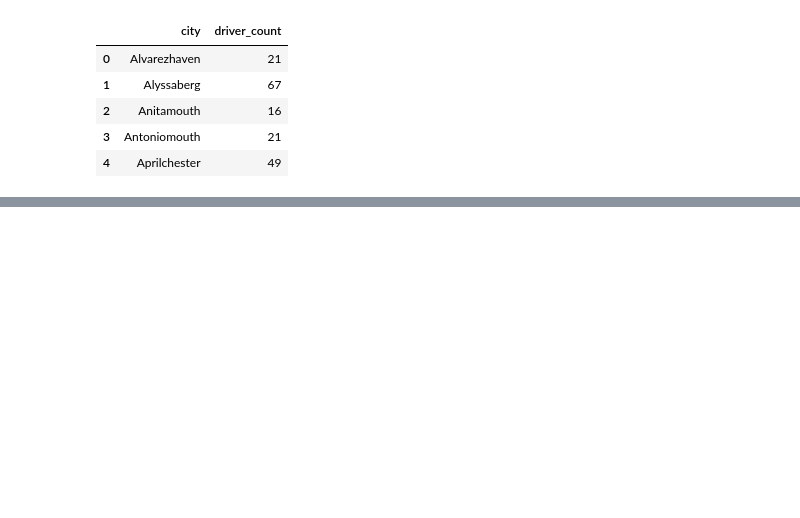
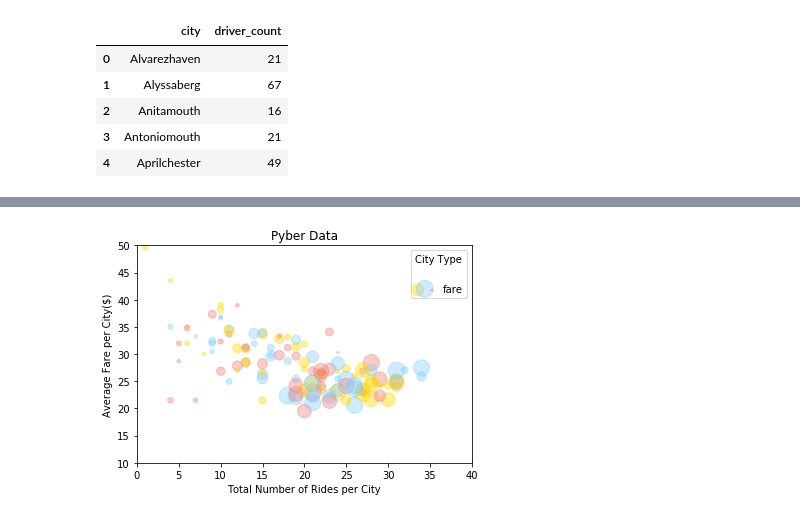
Before and after one commit to ehyoder/Matplotlib, a Jupyter notebook: Pyber_homework_Beth_Yoder_new.ipynb, the cells around one changed output, grey strips where cells are left out. Cells and saved outputs as stored; diff of their text form; code cells hidden in the pictures; blank space fills up the shorter version.

```diff
--- a/Pyber_homework_Beth_Yoder_new.ipynb
+++ b/Pyber_homework_Beth_Yoder_new.ipynb
@@ -146,28 +137,30 @@ NameError: name 'np' is not defined
 # %%
 #Per City
 # Total Number of Rides Per City
 # Total Number of Drivers Per City
 # City Type (Urban, Suburban, Rural)
 
 colors = ["Gold", "#87cefa", "#f08080"]
 plt.ylim(10,50)
 plt.xlim(0,40)
-plt.scatter(x=merge3['ride_id'], y=merge3['fare'], s=merge3['driver_count']*4, c=colors, alpha=0.4)
+plt.scatter(x=merge4['ride_id'], y=merge4['fare'], s=merge4['driver_count']*4, c=colors, alpha=0.4)
 # Add titles (main and on axis)
 plt.xlabel("Total Number of Rides per City")
 plt.ylabel("Average Fare per City($)")
 plt.title("Pyber Data")
 plt.axis(aspect='equal')
 
 # Create a legend:
 # Empty lists with the desired size and label
 #for area in [100, 300, 500]:
     #plt.scatter([], [], c='k', alpha=0.3, s=area,
                 #label=str(area) + ' km$^2$')
 plt.legend(scatterpoints=3, frameon=True, labelspacing=2, title='City Type', loc='best',
            ncol=3,
            fontsize=10)
 plt.show()
+# %% [output]
+[figure, added]
 # %%
 drivers = city_data.groupby("type").sum()["driver_count"]
 drivers = drivers.to_frame()
```
Also changed, not shown: parts of 9 cells of this notebook.
